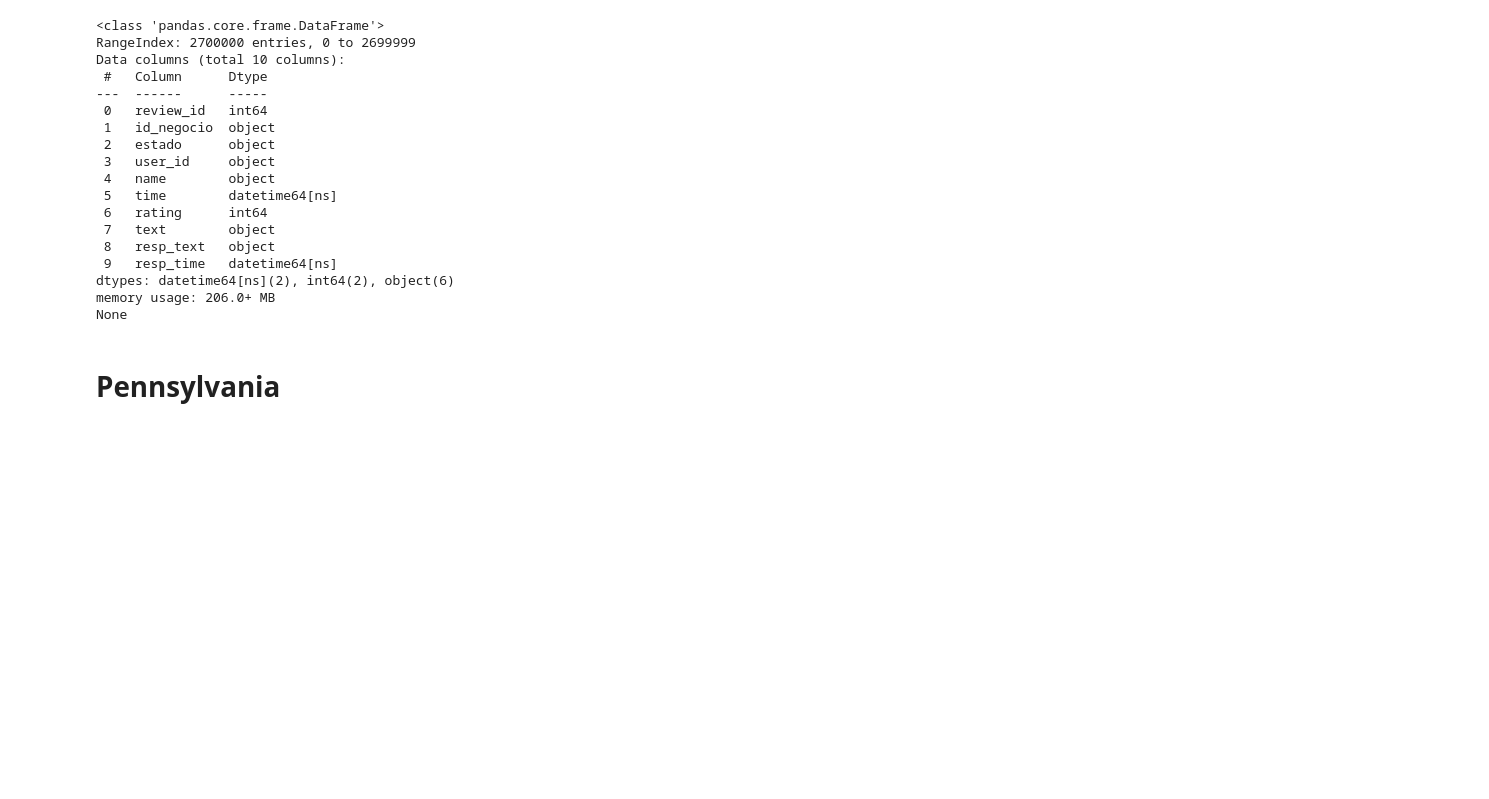
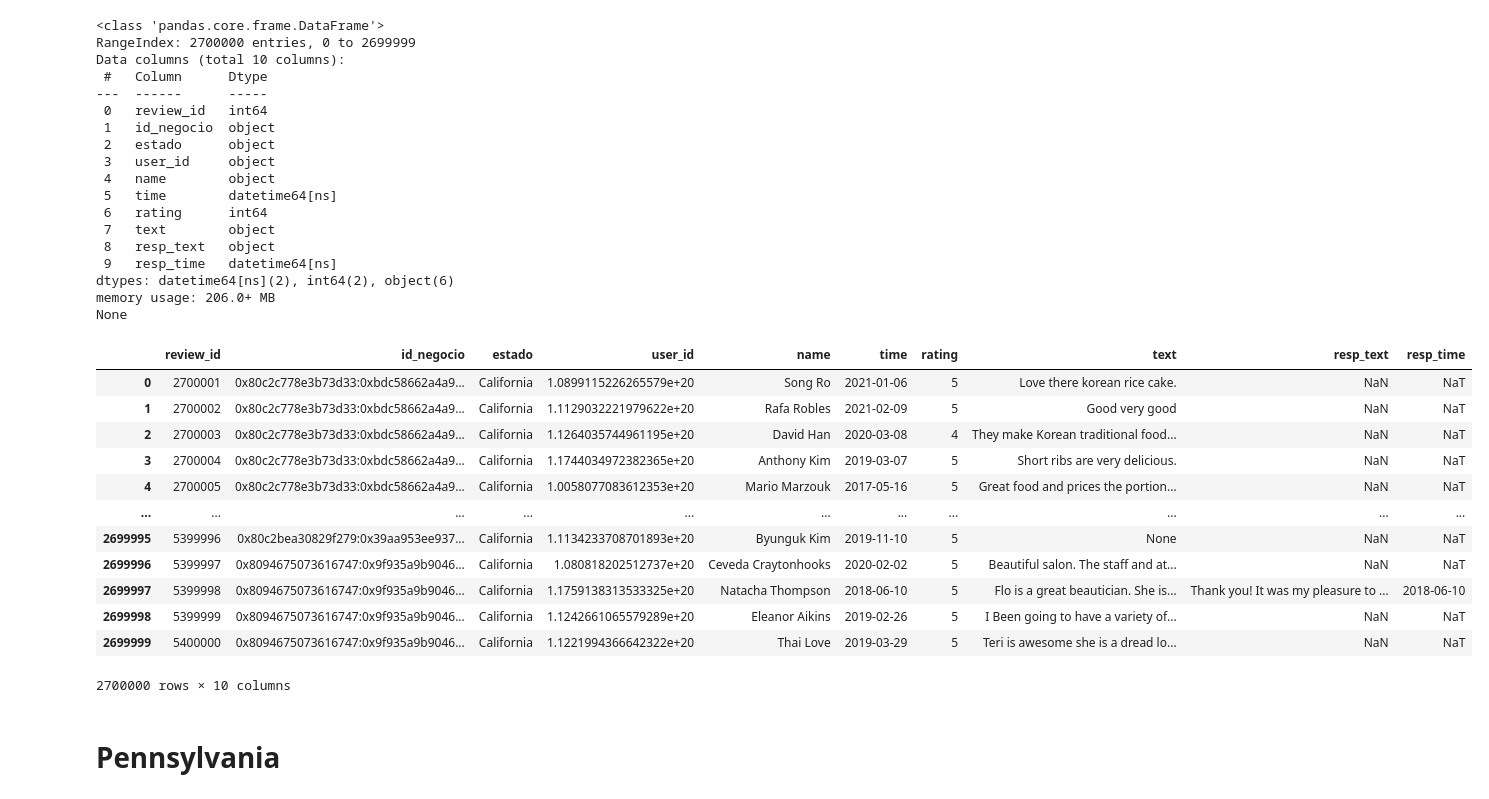
Before and after one commit to agustin-caceres/DataPulse_Gmaps_Yelp, a Jupyter notebook: notebooks/ETL/Google/6.g_5_estados_reviews.ipynb, the cells around one changed output. Drawn from its saved outputs; the diff is of its cells as text; code cells hidden in the pictures; blank space fills up the shorter version.

```diff
--- a/notebooks/ETL/Google/6.g_5_estados_reviews.ipynb
+++ b/notebooks/ETL/Google/6.g_5_estados_reviews.ipynb
@@ -189,9 +205,9 @@ None
 Se pasan de formato Json a Parquet
 # %%
 # Carpeta de entrada que contiene los archivos JSON
-input_folder = r'C:\Users\debor\OneDrive\Documentos\Henry\PROYECTO FINAL local\Datasets\datasets_google\estados_json\OESTE\review-California'
+input_folder = r"C:\Users\Juli\Desktop\Data Science\Archivos Proyecto Final\OESTE\review-California"
 # Carpeta de salida para guardar los archivos Parquet
-output_folder = r'C:\Users\debor\OneDrive\Documentos\Henry\PROYECTO FINAL local\Datasets\datasets_google\estados_parquet\OESTE.parquet\Rev-California.parquet'
+output_folder = r"C:\Users\Juli\Desktop\Data Science\Archivos Proyecto Final\OESTE.parquet\Rev-California.parquet"
 
 # Crear la carpeta de salida si no existe
 os.makedirs(output_folder, exist_ok=True)
@@ -264,7 +280,7 @@ None
 Se concatenan los archivos .parquet para formar un Dataframe
 # %%
 # Carpeta que contiene los archivos Parquet
-input_folder_parquet = r'C:\Users\debor\OneDrive\Documentos\Henry\PROYECTO FINAL local\Datasets\datasets_google\estados_parquet\OESTE.parquet\Rev-California.parquet'
+input_folder_parquet = r"C:\Users\Juli\Desktop\Data Science\Archivos Proyecto Final\OESTE.parquet\Rev-California.parquet"
 
 # Lista para almacenar DataFrames
 df_list_California = []
@@ -364,6 +380,22 @@ Data columns (total 10 columns):
 dtypes: datetime64[ns](2), int64(2), object(6)
 memory usage: 206.0+ MB
 None
+# %%
+df_california
+# %% [output]
+|  | review_id | id_negocio | estado | user_id | name | time | rating | text | resp_text | resp_time |
+| 0 | 2700001 | 0x80c2c778e3b73d33:0xbdc58662a4a9... | California | 1.0899115226265579e+20 | Song Ro | 2021-01-06 | 5 | Love there korean rice cake. | NaN | NaT |
+| 1 | 2700002 | 0x80c2c778e3b73d33:0xbdc58662a4a9... | California | 1.1129032221979622e+20 | Rafa Robles | 2021-02-09 | 5 | Good very good | NaN | NaT |
+| 2 | 2700003 | 0x80c2c778e3b73d33:0xbdc58662a4a9... | California | 1.1264035744961195e+20 | David Han | 2020-03-08 | 4 | They make Korean traditional food... | NaN | NaT |
+| 3 | 2700004 | 0x80c2c778e3b73d33:0xbdc58662a4a9... | California | 1.1744034972382365e+20 | Anthony Kim | 2019-03-07 | 5 | Short ribs are very delicious. | NaN | NaT |
+| 4 | 2700005 | 0x80c2c778e3b73d33:0xbdc58662a4a9... | California | 1.0058077083612353e+20 | Mario Marzouk | 2017-05-16 | 5 | Great food and prices the portion... | NaN | NaT |
+| ... | ... | ... | ... | ... | ... | ... | ... | ... | ... | ... |
+| 2699995 | 5399996 | 0x80c2bea30829f279:0x39aa953ee937... | California | 1.1134233708701893e+20 | Byunguk Kim | 2019-11-10 | 5 | None | NaN | NaT |
+| 2699996 | 5399997 | 0x8094675073616747:0x9f935a9b9046... | California | 1.080818202512737e+20 | Ceveda Craytonhooks | 2020-02-02 | 5 | Beautiful salon. The staff and at... | NaN | NaT |
+| 2699997 | 5399998 | 0x8094675073616747:0x9f935a9b9046... | California | 1.1759138313533325e+20 | Natacha Thompson | 2018-06-10 | 5 | Flo is a great beautician. She is... | Thank you! It was my pleasure to ... | 2018-06-10 |
+| 2699998 | 5399999 | 0x8094675073616747:0x9f935a9b9046... | California | 1.1242661065579289e+20 | Eleanor Aikins | 2019-02-26 | 5 | I Been going to have a variety of... | NaN | NaT |
+| 2699999 | 5400000 | 0x8094675073616747:0x9f935a9b9046... | California | 1.1221994366642322e+20 | Thai Love | 2019-03-29 | 5 | Teri is awesome she is a dread lo... | NaN | NaT |
+2700000 rows × 10 columns
 # %% [markdown]
 # Pennsylvania
 # %% [markdown]
```
Also changed, not shown: parts of 38 cells of this notebook.
